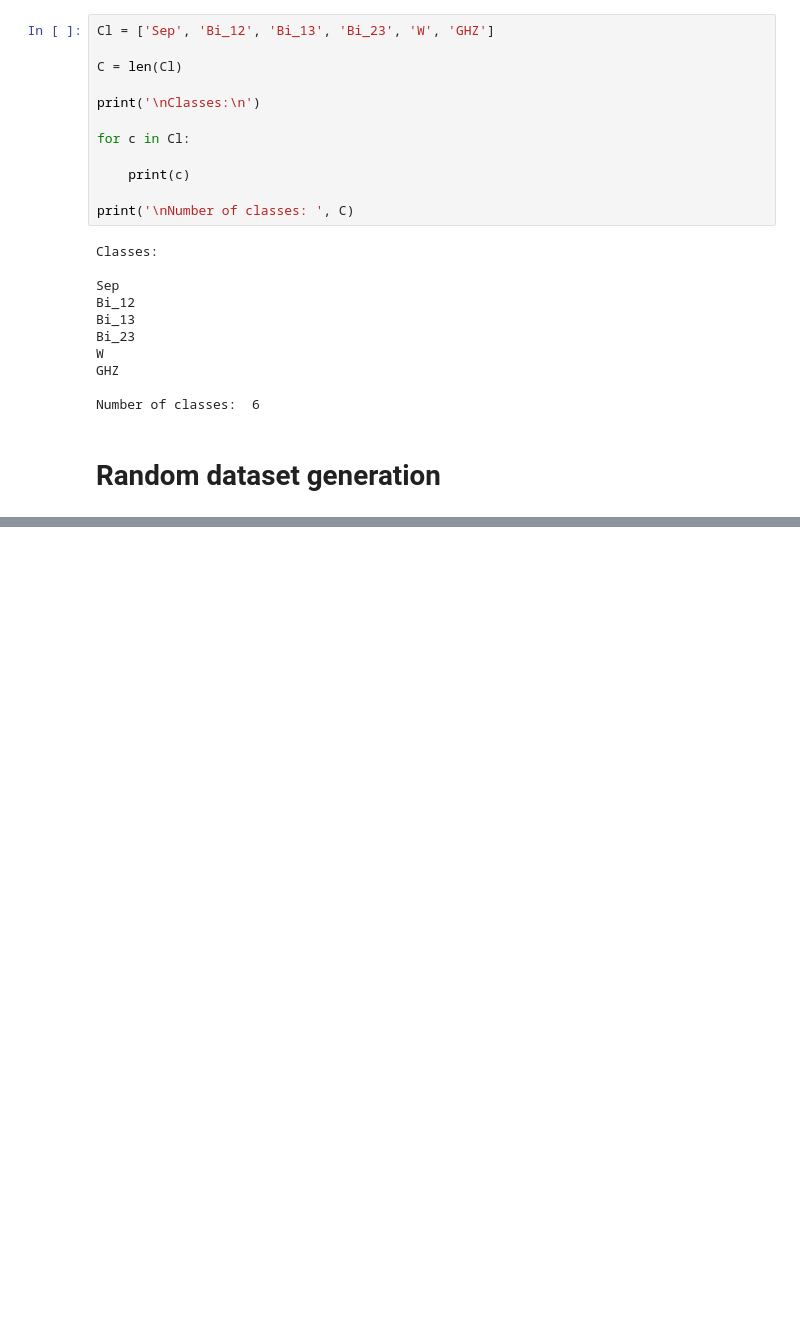
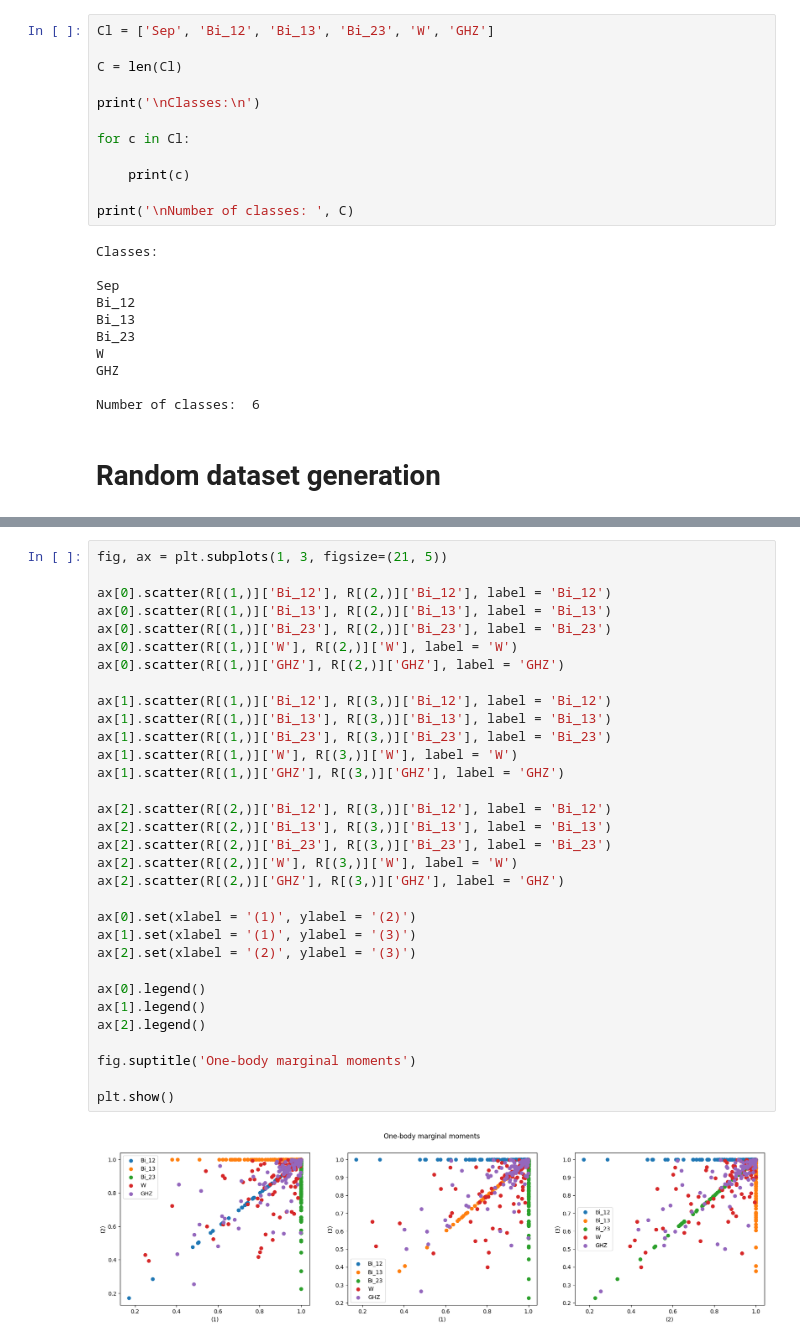
Before and after one commit to Garcia-Velo/-2024--bloch-lengths, a Jupyter notebook: notebooks/experiments/rand_meas/moments_SLOCC.ipynb, the cells around one changed output, grey strips where cells are left out. Cells and saved outputs as stored; diff of their text form; blank space fills up the shorter version.

```diff
--- a/notebooks/experiments/rand_meas/moments_SLOCC.ipynb
+++ b/notebooks/experiments/rand_meas/moments_SLOCC.ipynb
@@ -133,0 +170,34 @@ Time to generate density matrices: 0.08 s
+# %%
+fig, ax = plt.subplots(1, 3, figsize=(21, 5))
+
+ax[0].scatter(R[(1,)]['Bi_12'], R[(2,)]['Bi_12'], label = 'Bi_12')
+ax[0].scatter(R[(1,)]['Bi_13'], R[(2,)]['Bi_13'], label = 'Bi_13')
+ax[0].scatter(R[(1,)]['Bi_23'], R[(2,)]['Bi_23'], label = 'Bi_23')
+ax[0].scatter(R[(1,)]['W'], R[(2,)]['W'], label = 'W')
+ax[0].scatter(R[(1,)]['GHZ'], R[(2,)]['GHZ'], label = 'GHZ')
+
+ax[1].scatter(R[(1,)]['Bi_12'], R[(3,)]['Bi_12'], label = 'Bi_12')
+ax[1].scatter(R[(1,)]['Bi_13'], R[(3,)]['Bi_13'], label = 'Bi_13')
+ax[1].scatter(R[(1,)]['Bi_23'], R[(3,)]['Bi_23'], label = 'Bi_23')
+ax[1].scatter(R[(1,)]['W'], R[(3,)]['W'], label = 'W')
+ax[1].scatter(R[(1,)]['GHZ'], R[(3,)]['GHZ'], label = 'GHZ')
+
+ax[2].scatter(R[(2,)]['Bi_12'], R[(3,)]['Bi_12'], label = 'Bi_12')
+ax[2].scatter(R[(2,)]['Bi_13'], R[(3,)]['Bi_13'], label = 'Bi_13')
+ax[2].scatter(R[(2,)]['Bi_23'], R[(3,)]['Bi_23'], label = 'Bi_23')
+ax[2].scatter(R[(2,)]['W'], R[(3,)]['W'], label = 'W')
+ax[2].scatter(R[(2,)]['GHZ'], R[(3,)]['GHZ'], label = 'GHZ')
+
+ax[0].set(xlabel = '(1)', ylabel = '(2)')
+ax[1].set(xlabel = '(1)', ylabel = '(3)')
+ax[2].set(xlabel = '(2)', ylabel = '(3)')
+
+ax[0].legend()
+ax[1].legend()
+ax[2].legend()
+
+fig.suptitle('One-body marginal moments')
+
+plt.show()
+# %% [output]
+[figure, added]
```
Also changed, not shown: parts of 11 cells of this notebook, 2 other files.
